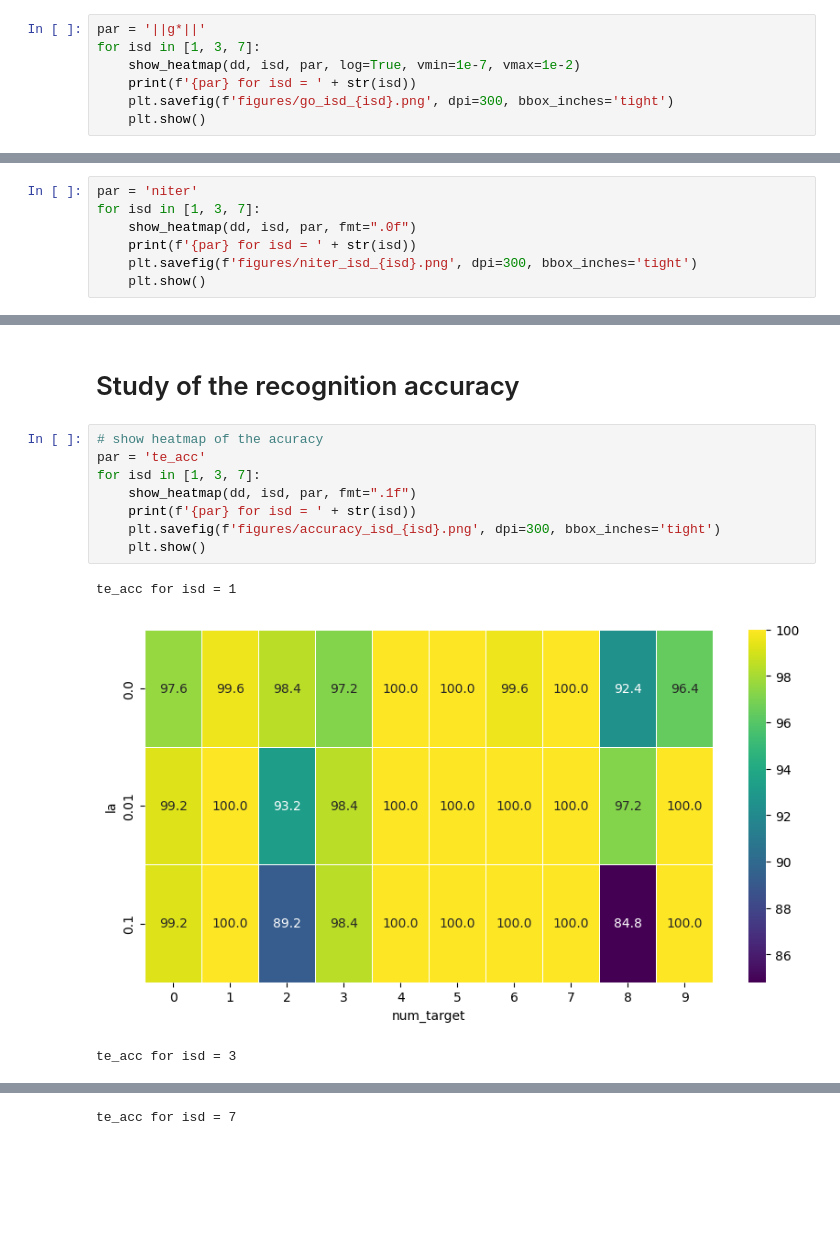
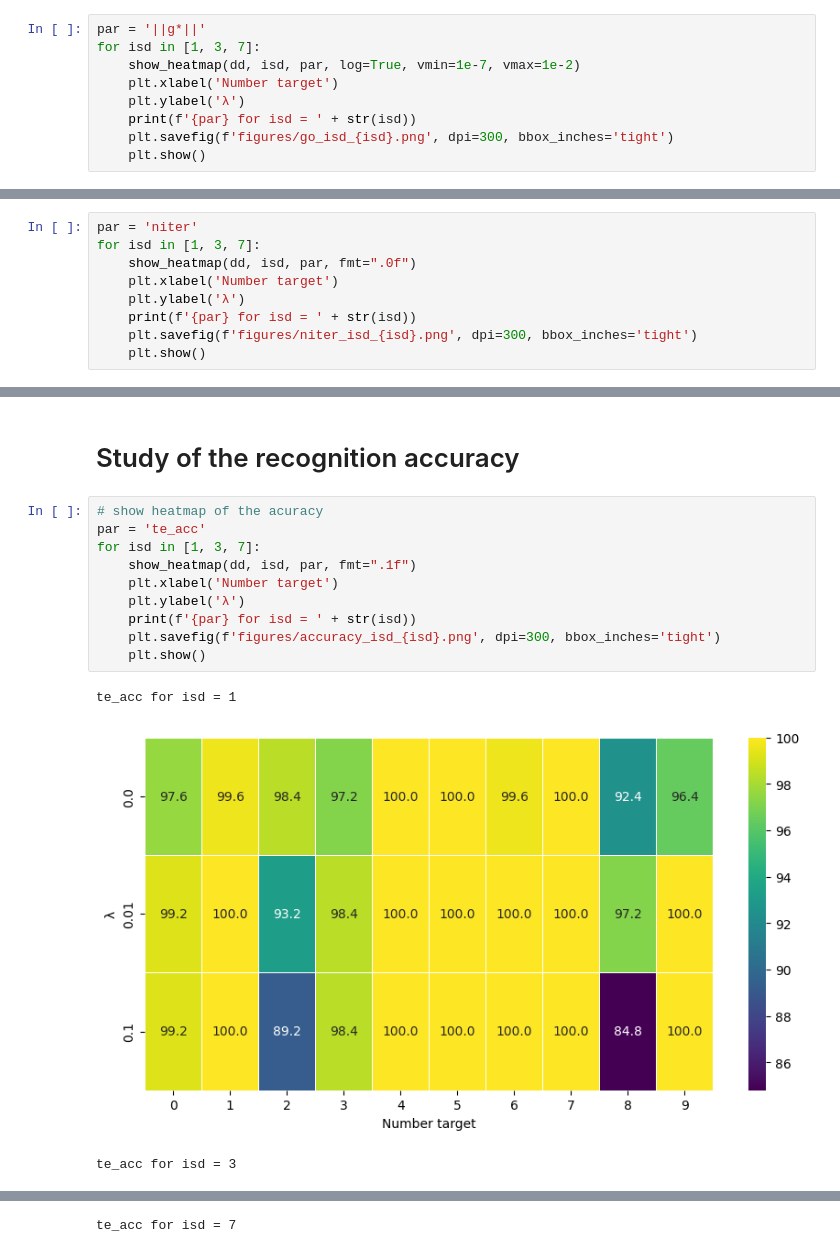
Before and after one commit to carlosarboness/NN-Mathematical-Optimization, a Jupyter notebook: graphics.ipynb, the cells around one changed output, grey strips where cells are left out. Saved outputs shown, nothing was run; the diff lists cells and outputs as text; blank space fills up the shorter version.

```diff
--- a/graphics.ipynb
+++ b/graphics.ipynb
@@ -43,6 +43,8 @@ checking the gradient at the last iteration
 par = '||g*||'
 for isd in [1, 3, 7]:
     show_heatmap(dd, isd, par, log=True, vmin=1e-7, vmax=1e-2)
+    plt.xlabel('Number target')
+    plt.ylabel('λ')
     print(f'{par} for isd = ' + str(isd))
     plt.savefig(f'figures/go_isd_{isd}.png', dpi=300, bbox_inches='tight')
     plt.show()
@@ -90,6 +92,8 @@ Check the evolution of L* for each model trained
 par = 'niter'
 for isd in [1, 3, 7]:
     show_heatmap(dd, isd, par, fmt=".0f")
+    plt.xlabel('Number target')
+    plt.ylabel('λ')
     print(f'{par} for isd = ' + str(isd))
     plt.savefig(f'figures/niter_isd_{isd}.png', dpi=300, bbox_inches='tight')
     plt.show()
@@ -153,12 +157,14 @@ plt.show()
 # %%
 # show heatmap of the acuracy
 par = 'te_acc'
 for isd in [1, 3, 7]:
     show_heatmap(dd, isd, par, fmt=".1f")
+    plt.xlabel('Number target')
+    plt.ylabel('λ')
     print(f'{par} for isd = ' + str(isd))
     plt.savefig(f'figures/accuracy_isd_{isd}.png', dpi=300, bbox_inches='tight')
     plt.show()
 # %% [output]
 te_acc for isd = 1
-[figure, old version]
+[figure, new version]
 te_acc for isd = 3
```
Also changed, not shown: parts of 8 cells of this notebook, 14 other files.
